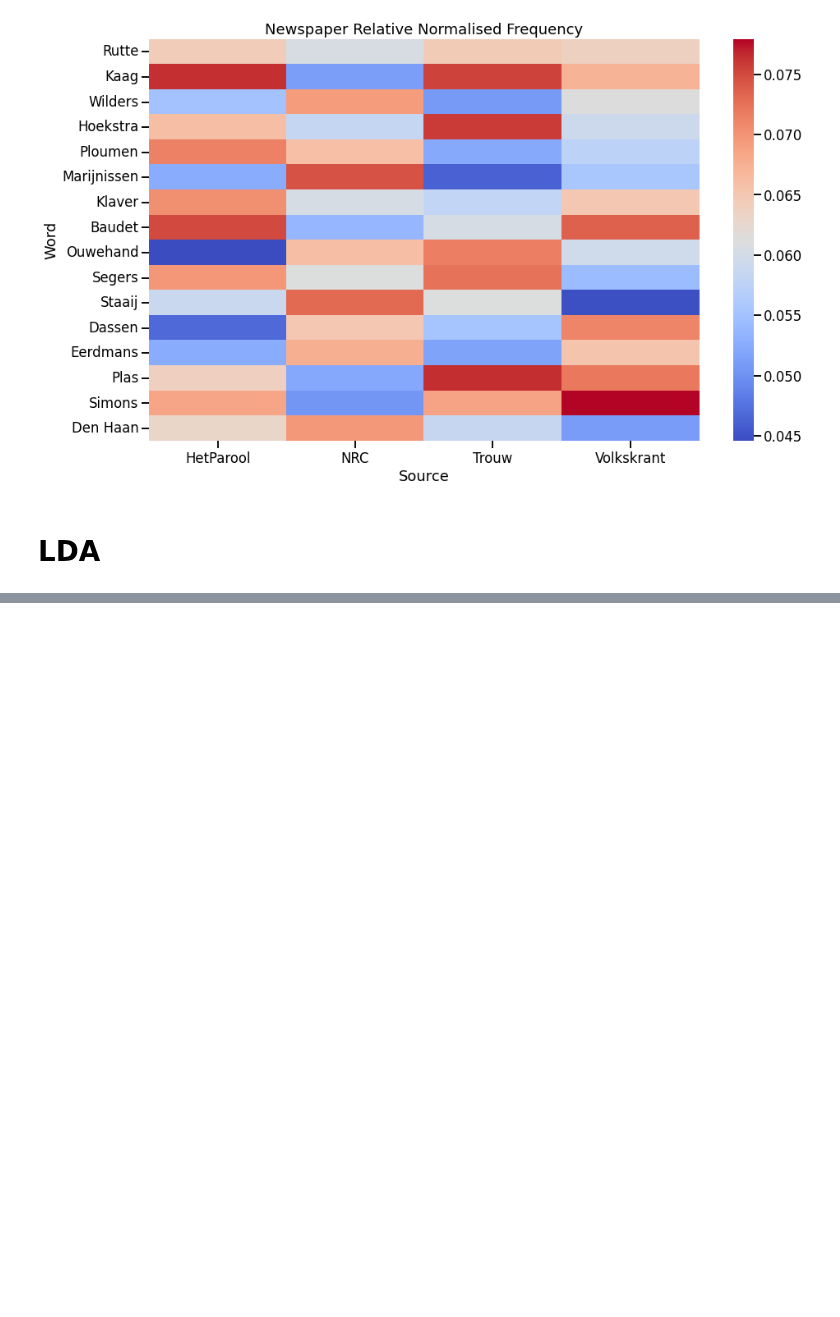
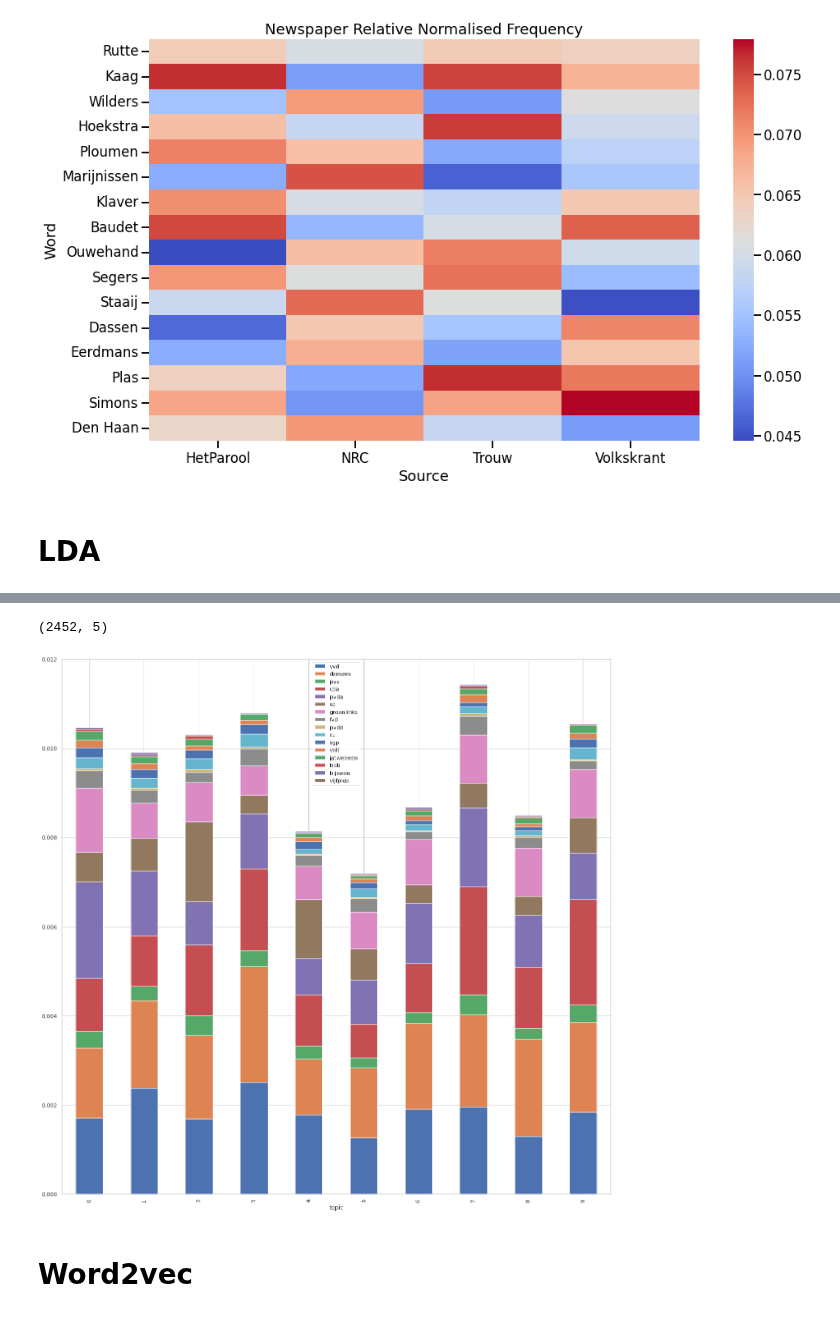
Before and after one commit to Chris-Congleton/MSc-Thesis, a Jupyter notebook: Playground/Testset_2021_playground.ipynb, the cells around one changed output, grey strips where cells are left out. Saved outputs shown, nothing was run; the diff lists cells and outputs as text; code cells hidden in the pictures; blank space fills up the shorter version.

```diff
--- a/Playground/Testset_2021_playground.ipynb
+++ b/Playground/Testset_2021_playground.ipynb
@@ -652,0 +398,7 @@ KeyboardInterrupt: ignored
+# %%
+lda_analysis(df_HetParool,'gdrive/MyDrive/CS/Thesis/Testset_2021/LDA_HetParool.html','gdrive/MyDrive/CS/Thesis/Testset_2021/LDA_HetParool.png',topics=10)
+# %% [output]
+(2452, 5)
+[figure, added]
+# %% [markdown]
+# Word2vec
```
Also changed, not shown: parts of 25 cells of this notebook.
